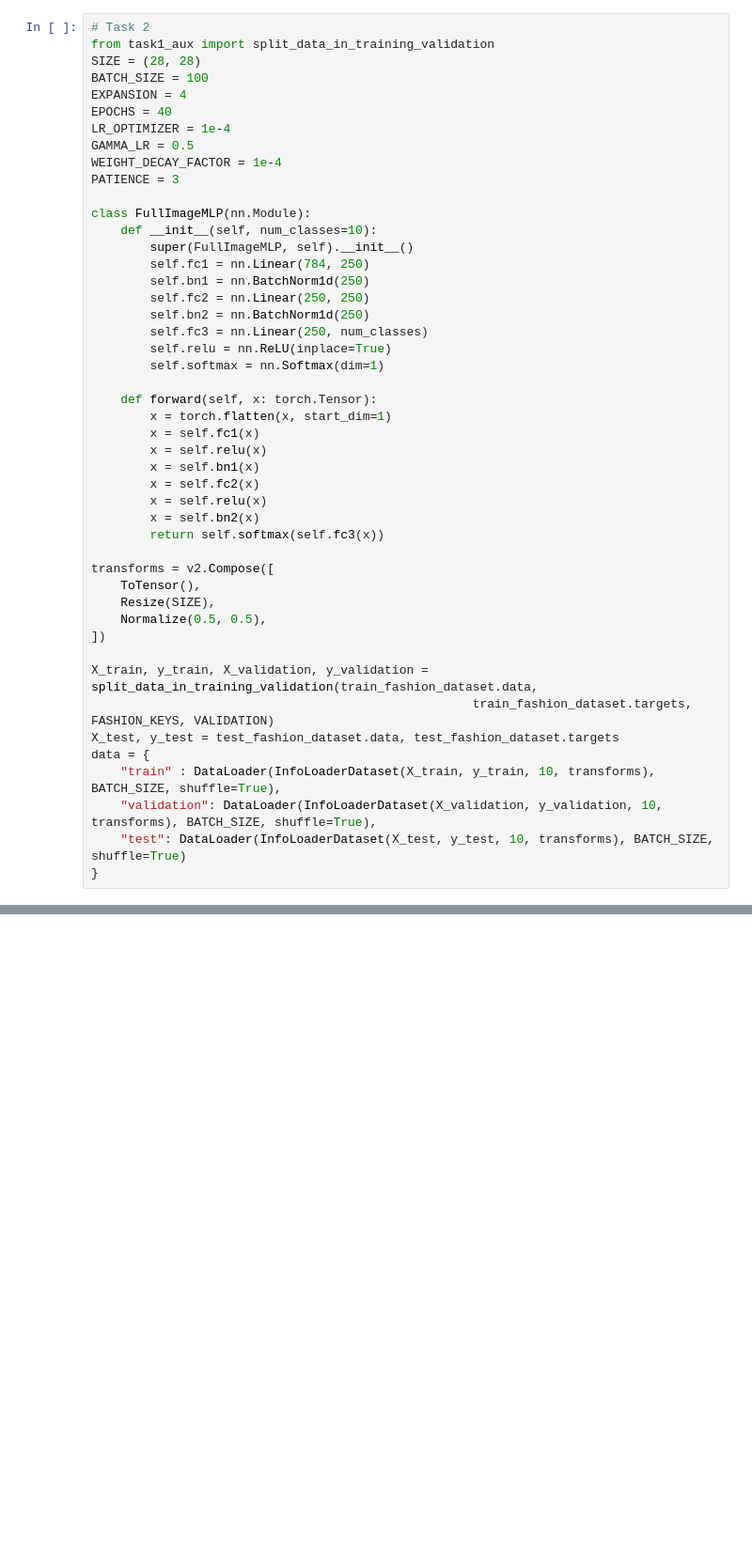
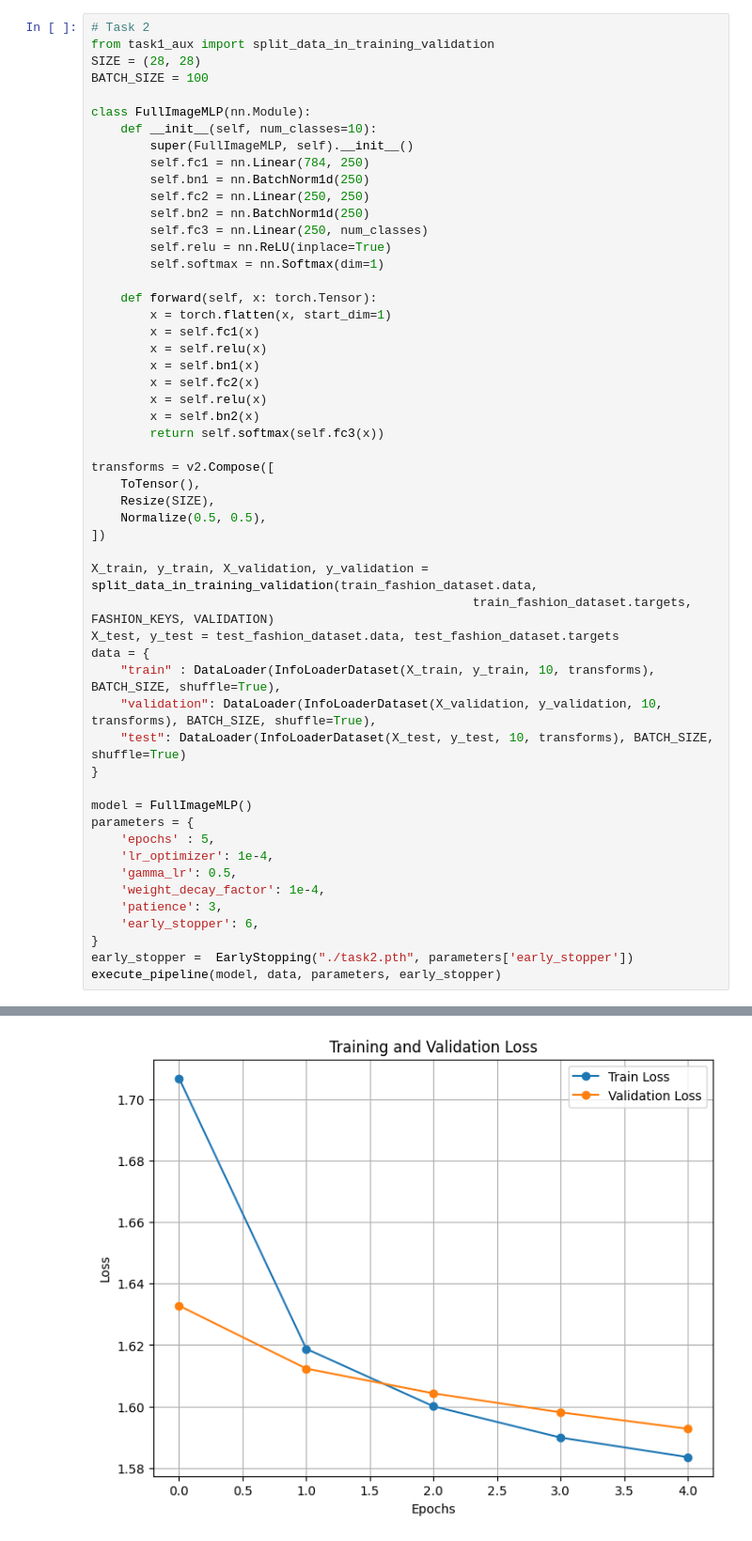
Before and after one commit to AlfredPietraru/Neural-Networks-Fashion-MNIST-Fruits-Dataset, a Jupyter notebook: tema2.ipynb, the cells around one changed output, grey strips where cells are left out. Shown at 94% size. Drawn from its saved outputs; the diff is of its cells as text; blank space fills up the shorter version.

```diff
--- a/tema2.ipynb
+++ b/tema2.ipynb
@@ -264,12 +292,6 @@ execute_pipeline(model, data, parameters)
 from task1_aux import split_data_in_training_validation
 SIZE = (28, 28)
 BATCH_SIZE = 100
-EXPANSION = 4
-EPOCHS = 40
-LR_OPTIMIZER = 1e-4
-GAMMA_LR = 0.5
-WEIGHT_DECAY_FACTOR = 1e-4
-PATIENCE = 3
 
 class FullImageMLP(nn.Module):
     def __init__(self, num_classes=10):
@@ -306,3 +328,16 @@ data = {
     "validation": DataLoader(InfoLoaderDataset(X_validation, y_validation, 10, transforms), BATCH_SIZE, shuffle=True),
     "test": DataLoader(InfoLoaderDataset(X_test, y_test, 10, transforms), BATCH_SIZE, shuffle=True)
 }
+
+model = FullImageMLP()
+parameters = {
+    'epochs' : 5,
+    'lr_optimizer': 1e-4,
+    'gamma_lr': 0.5,
+    'weight_decay_factor': 1e-4,
+    'patience': 3,
+    'early_stopper': 6,
+}
+early_stopper =  EarlyStopping("./task2.pth", parameters['early_stopper'])
+execute_pipeline(model, data, parameters, early_stopper)
+# %% [output]
@@ -308,0 +354 @@ data = {
+[figure, added]
```
Also changed, not shown: parts of 12 cells of this notebook.
